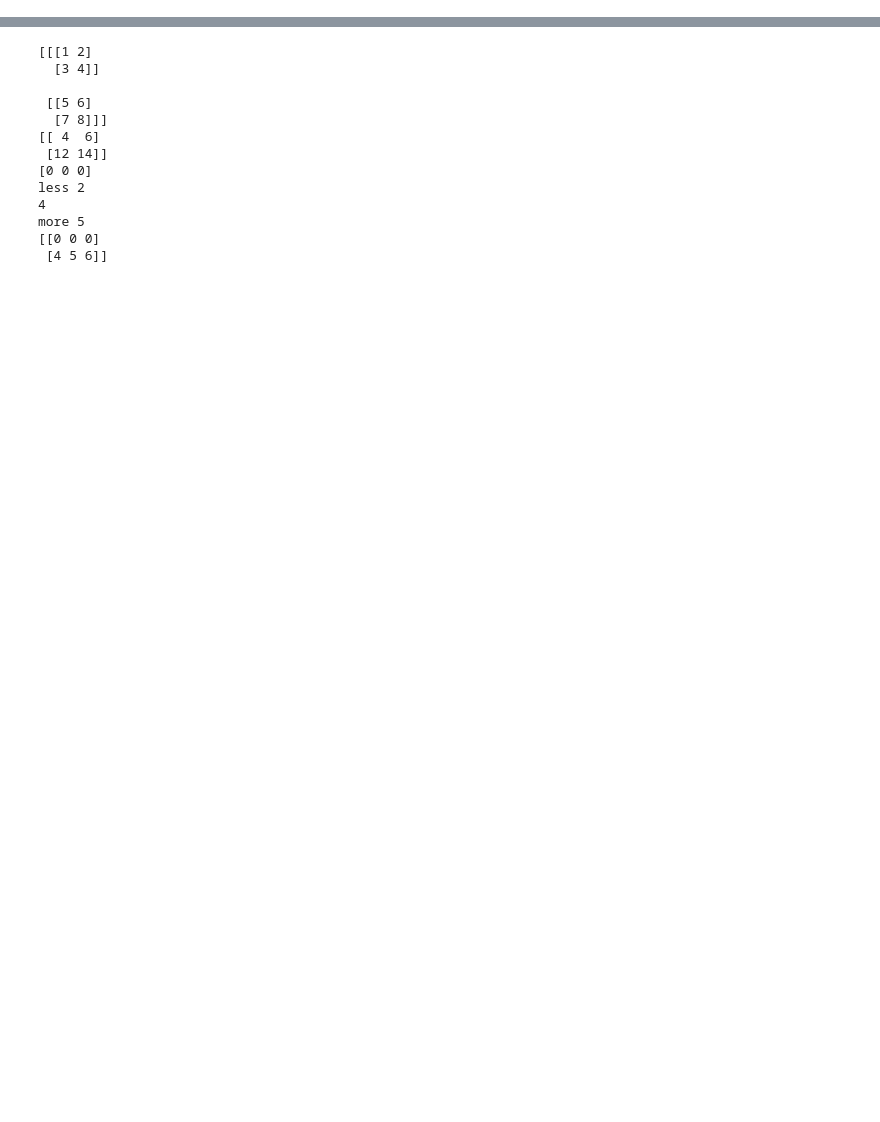
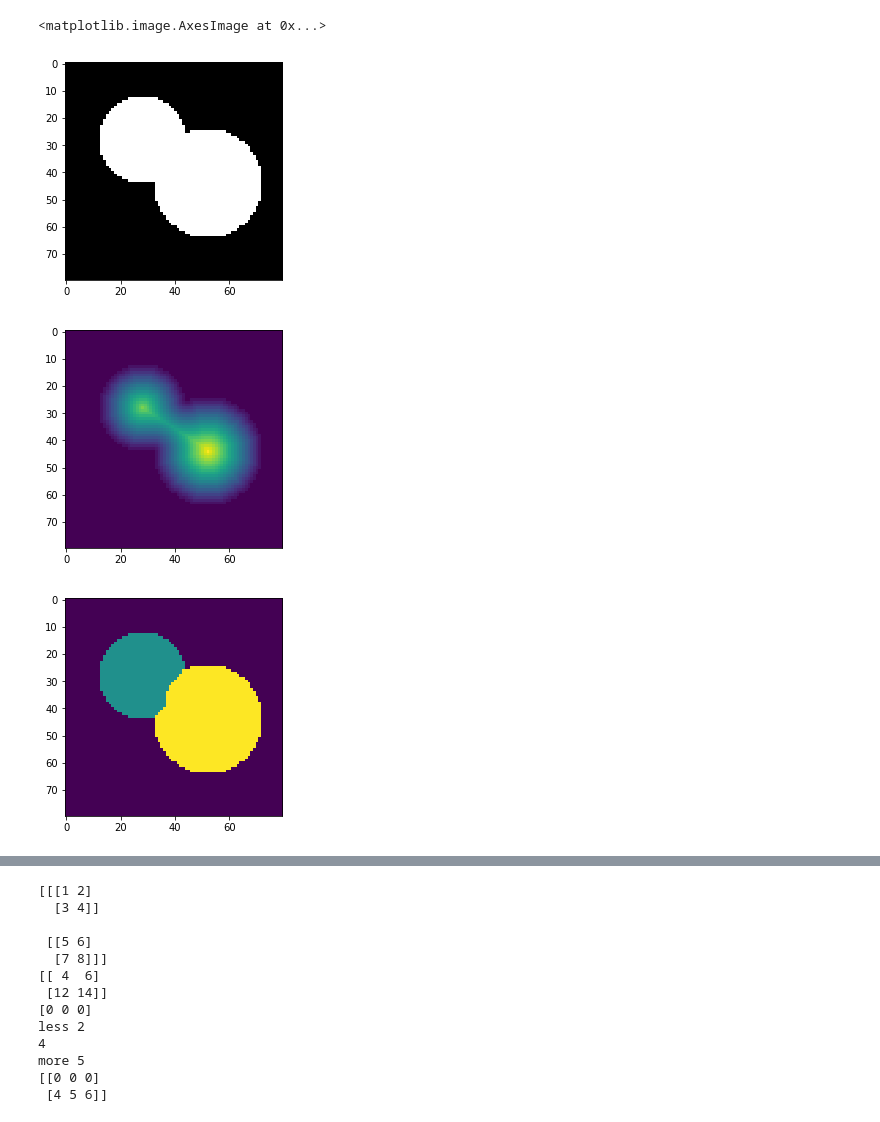
Before and after one commit to polilog/PythonLabs, a Jupyter notebook: lab2.ipynb, the cells around one changed output, grey strips where cells are left out. Drawn from its saved outputs; the diff is of its cells as text; code cells hidden in the pictures; blank space fills up the shorter version.

```diff
--- a/lab2.ipynb
+++ b/lab2.ipynb
@@ -0,0 +227,38 @@
+# %%
+#task 6 Watermarks
+from skimage import morphology
+from skimage.feature import peak_local_max
+
+#draw 2 overlapng circles
+x, y = np.indices((80, 80))
+x1, y1, x2, y2 = 28, 28, 44, 52
+r1, r2 = 16, 20
+mask_circle1 = (x - x1) ** 2 + (y - y1) ** 2 < r1 ** 2
+mask_circle2 = (x - x2) ** 2 + (y - y2) ** 2 < r2 ** 2
+image = np.logical_or(mask_circle1, mask_circle2)
+plt.figure()
+plt.imshow(image, cmap='gray')
+
+from scipy import ndimage
+#returns the smallest euclidean distance to the background (0) pixel
+distance = ndimage.distance_transform_edt(image)
+#Find peaks (local maxima) in an image as coordinate list or boolean mas
+#incdices=False returns bolean array with shape like image
+#footprint reptesents local region within which to search for peaks at every point in image
+#each unique region labels == value represents a unique region to search for peaks
+local_maxi = peak_local_max(distance, indices=False, footprint=np.ones((3, 3)), labels=image)
+markers = morphology.label(local_maxi)
+#image Data array where the lowest value points are labeled first
+#markers array marking the basins with the values to be assigned in the label matrix
+#mask Only points at which mask == True will be labeled
+labels_ws = morphology.watershed(-distance, markers, mask=image)
+
+plt.figure()
+plt.imshow(distance)
+plt.figure()
+plt.imshow(labels_ws)
+# %% [output]
+<matplotlib.image.AxesImage at 0x...>
+[figure, added]
+[figure, added]
+[figure, added]
```
Also changed, not shown: parts of 15 cells of this notebook, 1 other file.
